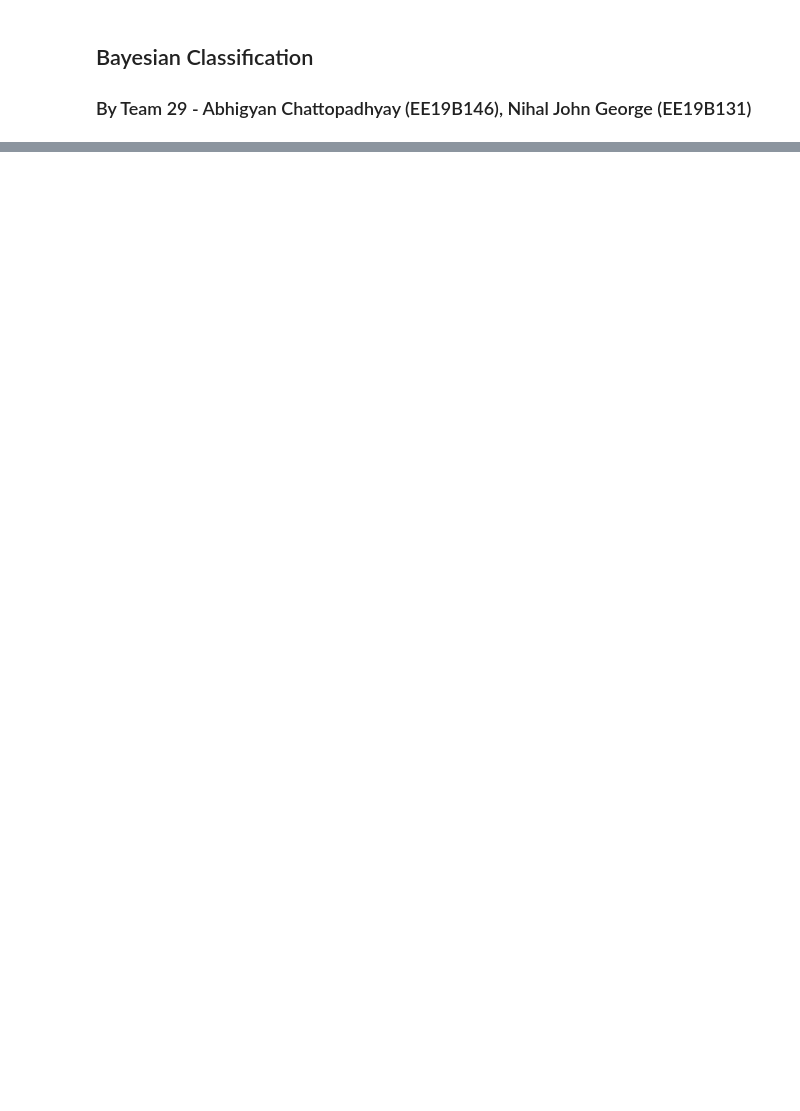
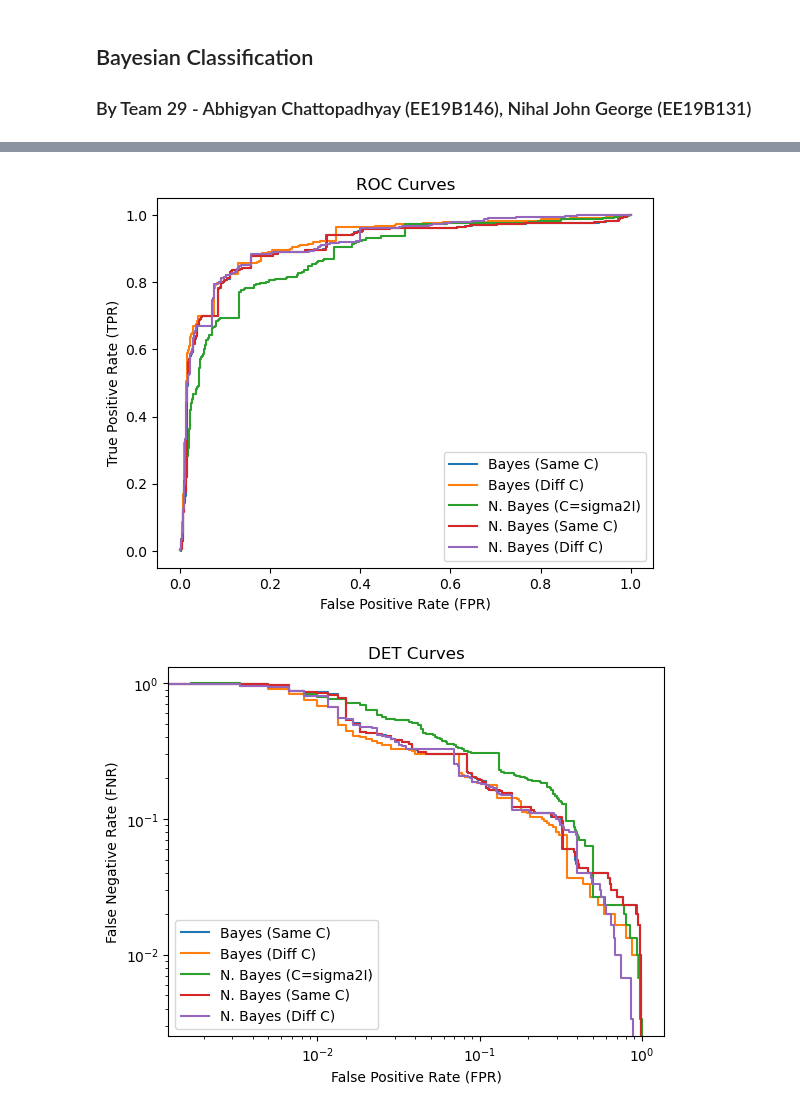
Before and after one commit to nihalgeorge01/CS5691-Submissions, a Jupyter notebook: A2/B_Classification/Bayesian_Classification.ipynb, the cells around one changed output, grey strips where cells are left out. Saved outputs shown, nothing was run; the diff lists cells and outputs as text; code cells hidden in the pictures; blank space fills up the shorter version.

```diff
--- a/A2/B_Classification/Bayesian_Classification.ipynb
+++ b/A2/B_Classification/Bayesian_Classification.ipynb
@@ -335,0 +341,71 @@ for case in range(5):
+# %%
+# ROC, DET curves for 5 cases in 1 plot (plot #5 in QP)
+#TODO
+
+fig1, ax1 = plt.subplots()
+fig2, ax2 = plt.subplots()
+# Sort in ascending order
+for case in range(5):
+    posts_list = posts_ll[case]
+    posts_list = sorted(posts_list)
+    roc_pts = [[0,0]]
+    fp_total = []
+    tp_fn_cts = [0]  #  tp_fn_cts[i] = no. of examples left of (and excluding) i which can be only tp or fn
+    tn_fp_cts = [0]
+
+    for i in range(len(posts_list)):
+        post_here = posts_list[i]
+        if post_here[1] == post_here[2]:
+            tp_fn_cts.append(tp_fn_cts[-1] + 1)
+            tn_fp_cts.append(tn_fp_cts[-1])
+        else:
+            tp_fn_cts.append(tp_fn_cts[-1])
+            tn_fp_cts.append(tn_fp_cts[-1] + 1)
+
+    # print(tp_fn_cts)
+    # print(tn_fp_cts)
+    tp_fn_tot = tp_fn_cts[-1]
+    tn_fp_tot = tn_fp_cts[-1]
+    tpr = []
+    fpr = []
+    tnr = []
+    fnr = []
+    ex_ct = len(posts_list)
+    for i in range(len(posts_list)):
+
+        thresh = posts_list[i][0]
+        tpr.append((tp_fn_tot - tp_fn_cts[i])/tp_fn_tot)
+        fpr.append((tn_fp_tot - tn_fp_cts[i])/tn_fp_tot)
+        tnr.append(tn_fp_cts[i]/tn_fp_tot)
+        fnr.append(tp_fn_cts[i]/tp_fn_tot)
+
+    roc_pts = [[fpr[i],tpr[i]] for i in range(len(tpr))]
+
+    # for pt in roc_pts:
+    #     print(pt)
+    # print(tpr+fnr)
+    # print(tpr)
+    # print(fpr)
+    # print(tnr)
+    # print(fnr)
+    # Plot it
+
+    ax1.plot(fpr, tpr)
+    ax2.plot(fpr, fnr)
+ax1.legend(['Bayes (Same C)', 'Bayes (Diff C)', 'N. Bayes (C=sigma2I)', 'N. Bayes (Same C)', 'N. Bayes (Diff C)'])
+ax2.legend(['Bayes (Same C)', 'Bayes (Diff C)', 'N. Bayes (C=sigma2I)', 'N. Bayes (Same C)', 'N. Bayes (Diff C)'])
+ax1.set_xlabel('False Positive Rate (FPR)')
+ax1.set_ylabel('True Positive Rate (TPR)')
+
+ax2.set_xlabel('False Positive Rate (FPR)')
+ax2.set_ylabel('False Negative Rate (FNR)')
+ax2.set_xscale('log')
+ax2.set_yscale('log')
+
+ax1.set_title("ROC Curves")
+ax2.set_title("DET Curves")
+plt.show()
+    # DET = FPR(x) vs FNR(y)
+# %% [output]
+[figure, added]
+[figure, added]
```
Also changed, not shown: parts of 10 cells of this notebook.
